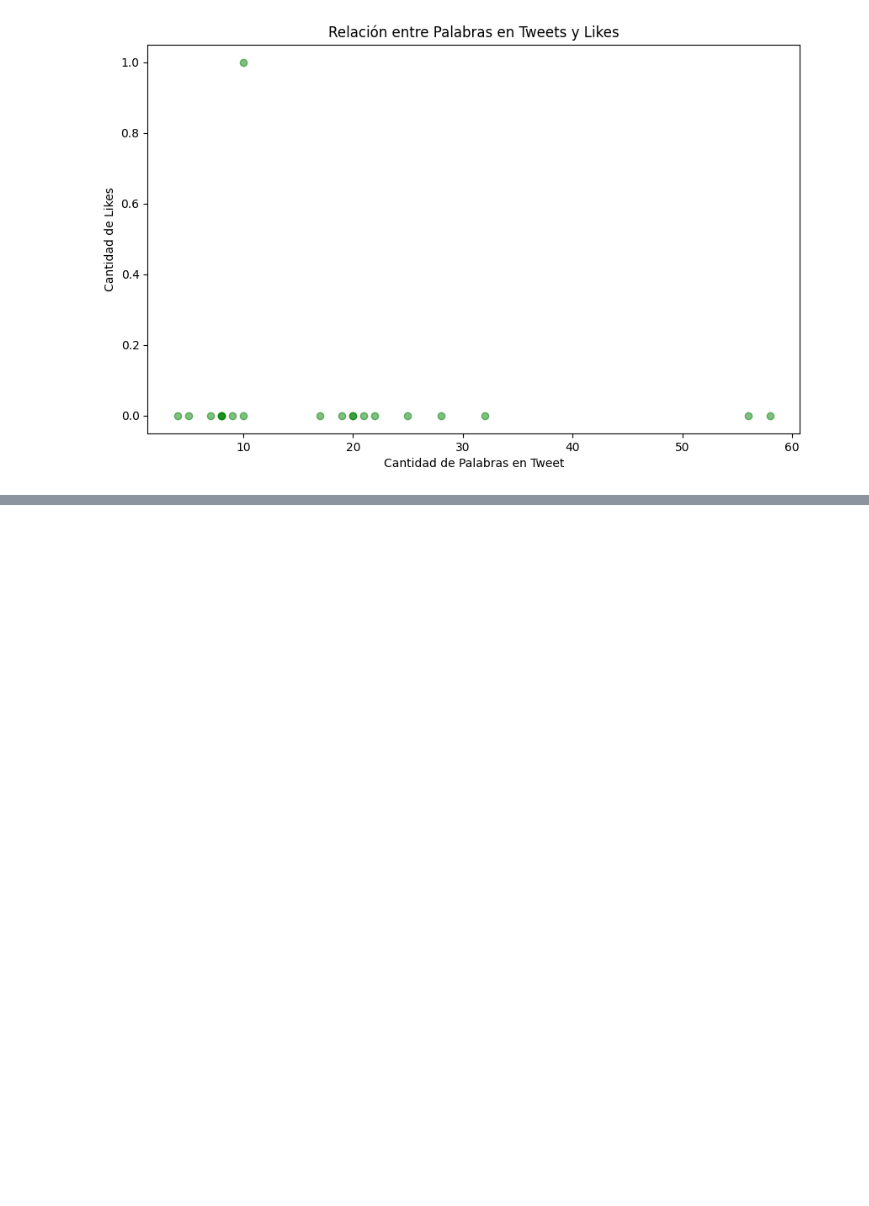
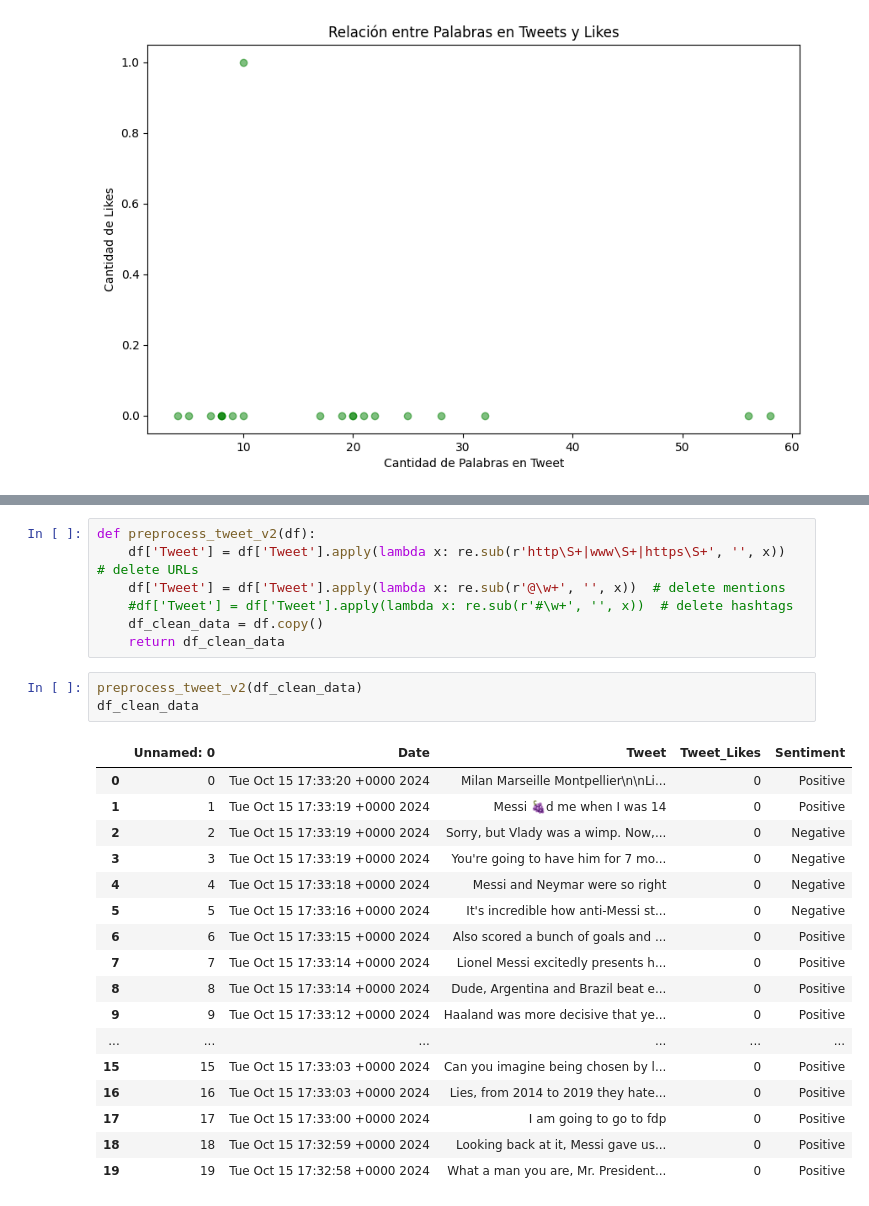
Before and after one commit to Uplyuz/PolarWeb, a Jupyter notebook: pruebas.ipynb, the cells around one changed output, grey strips where cells are left out. Saved outputs shown, nothing was run; the diff lists cells and outputs as text; blank space fills up the shorter version.

```diff
--- a/pruebas.ipynb
+++ b/pruebas.ipynb
@@ -153,0 +179,28 @@ def likes_over_words_amount(df):
+# %%
+def preprocess_tweet_v2(df):
+    df['Tweet'] = df['Tweet'].apply(lambda x: re.sub(r'http\S+|www\S+|https\S+', '', x))  # delete URLs
+    df['Tweet'] = df['Tweet'].apply(lambda x: re.sub(r'@\w+', '', x))  # delete mentions
+    #df['Tweet'] = df['Tweet'].apply(lambda x: re.sub(r'#\w+', '', x))  # delete hashtags
+    df_clean_data = df.copy()
+    return df_clean_data
+# %%
+preprocess_tweet_v2(df_clean_data)
+df_clean_data
+# %% [output]
+|  | Unnamed: 0 | Date | Tweet | Tweet_Likes | Sentiment |
+| 0 | 0 | Tue Oct 15 17:33:20 +0000 2024 | Milan Marseille Montpellier\n\nLi... | 0 | Positive |
+| 1 | 1 | Tue Oct 15 17:33:19 +0000 2024 | Messi 🍇d me when I was 14 | 0 | Positive |
+| 2 | 2 | Tue Oct 15 17:33:19 +0000 2024 | Sorry, but Vlady was a wimp. Now,... | 0 | Negative |
+| 3 | 3 | Tue Oct 15 17:33:19 +0000 2024 | You're going to have him for 7 mo... | 0 | Negative |
+| 4 | 4 | Tue Oct 15 17:33:18 +0000 2024 | Messi and Neymar were so right | 0 | Negative |
+| 5 | 5 | Tue Oct 15 17:33:16 +0000 2024 | It's incredible how anti-Messi st... | 0 | Negative |
+| 6 | 6 | Tue Oct 15 17:33:15 +0000 2024 | Also scored a bunch of goals and ... | 0 | Positive |
+| 7 | 7 | Tue Oct 15 17:33:14 +0000 2024 | Lionel Messi excitedly presents h... | 0 | Positive |
+| 8 | 8 | Tue Oct 15 17:33:14 +0000 2024 | Dude, Argentina and Brazil beat e... | 0 | Positive |
+| 9 | 9 | Tue Oct 15 17:33:12 +0000 2024 | Haaland was more decisive that ye... | 0 | Positive |
+| ... | ... | ... | ... | ... | ... |
+| 15 | 15 | Tue Oct 15 17:33:03 +0000 2024 | Can you imagine being chosen by l... | 0 | Positive |
+| 16 | 16 | Tue Oct 15 17:33:03 +0000 2024 | Lies, from 2014 to 2019 they hate... | 0 | Positive |
+| 17 | 17 | Tue Oct 15 17:33:00 +0000 2024 | I am going to go to fdp | 0 | Positive |
+| 18 | 18 | Tue Oct 15 17:32:59 +0000 2024 | Looking back at it, Messi gave us... | 0 | Positive |
+| 19 | 19 | Tue Oct 15 17:32:58 +0000 2024 | What a man you are, Mr. President... | 0 | Positive |
```
Also changed, not shown: parts of 7 cells of this notebook, 2 other files.
